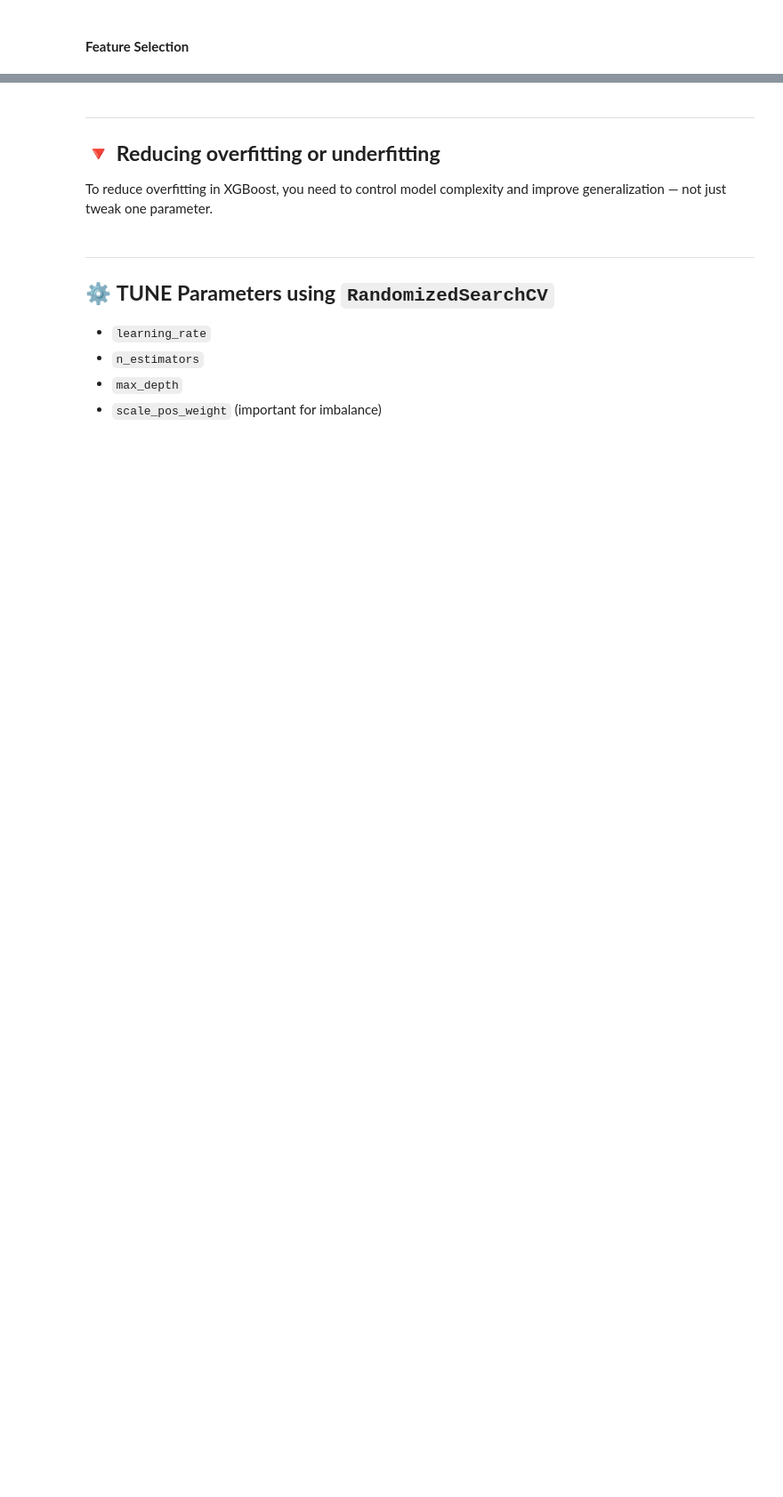
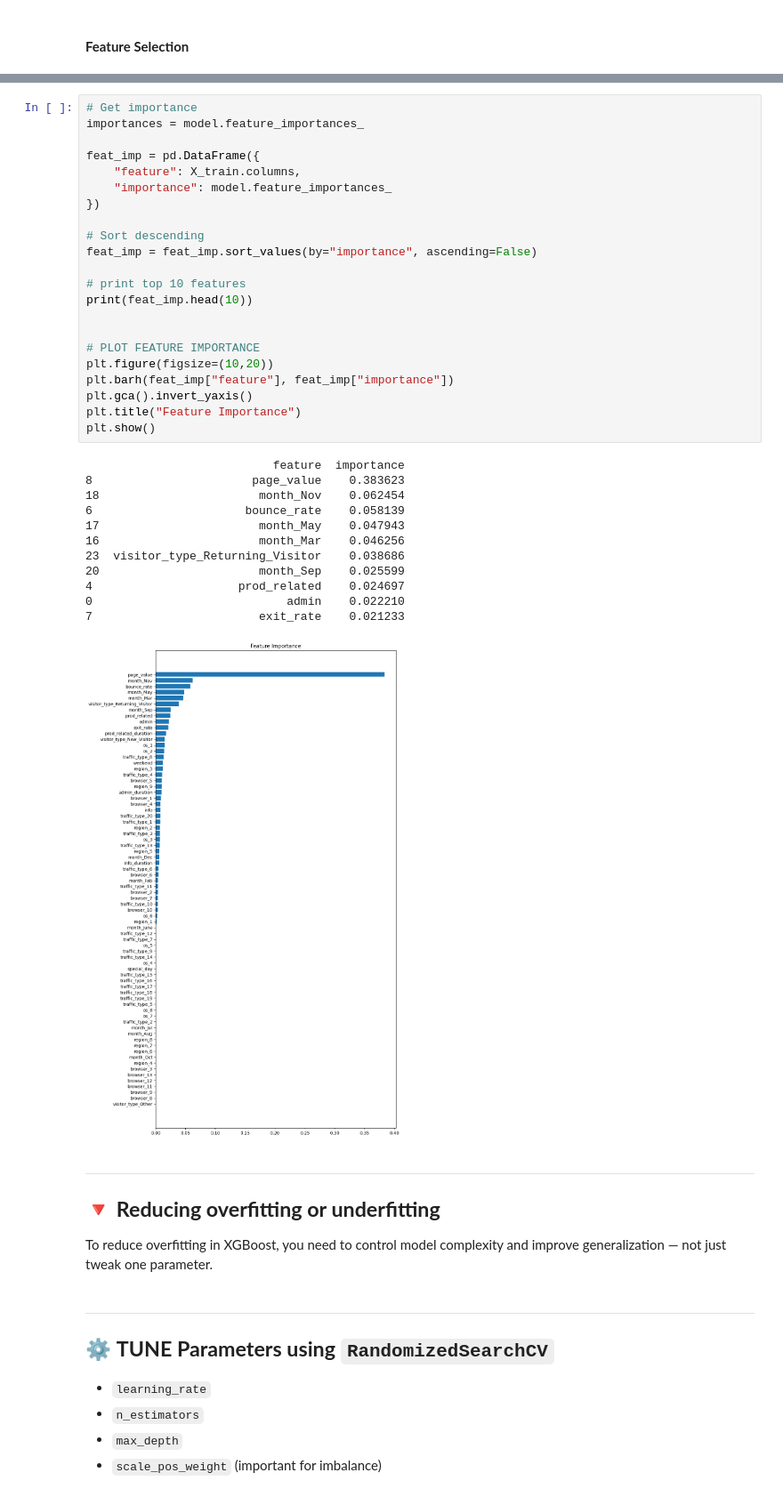
Before and after one commit to sabinagio/ml-ecommerce, a Jupyter notebook: exp-notebooks/S_06_ml_final.ipynb, the cells around one changed output, grey strips where cells are left out. Shown at 89% size. Drawn from its saved outputs; the diff is of its cells as text; blank space fills up the shorter version.

```diff
--- a/exp-notebooks/S_06_ml_final.ipynb
+++ b/exp-notebooks/S_06_ml_final.ipynb
@@ -940,3 +960,38 @@ TypeError: Cannot cast array data from dtype('O') to dtype('float64') according
+# %%
+# Get importance
+importances = model.feature_importances_
+
+feat_imp = pd.DataFrame({
+    "feature": X_train.columns,
+    "importance": model.feature_importances_
+})
+
+# Sort descending
+feat_imp = feat_imp.sort_values(by="importance", ascending=False)
+
+# print top 10 features
+print(feat_imp.head(10))
+
+
+# PLOT FEATURE IMPORTANCE
+plt.figure(figsize=(10,20))
+plt.barh(feat_imp["feature"], feat_imp["importance"])
+plt.gca().invert_yaxis()
+plt.title("Feature Importance")
+plt.show()
+# %% [output]
+                           feature  importance
+8                       page_value    0.383623
+18                       month_Nov    0.062454
+6                      bounce_rate    0.058139
+17                       month_May    0.047943
+16                       month_Mar    0.046256
+23  visitor_type_Returning_Visitor    0.038686
+20                       month_Sep    0.025599
+4                     prod_related    0.024697
+0                            admin    0.022210
+7                        exit_rate    0.021233
+[figure, added]
 # %% [markdown]
 ---
 ## 🔻 **Reducing overfitting or underfitting**
```
Also changed, not shown: parts of 14 cells of this notebook.
